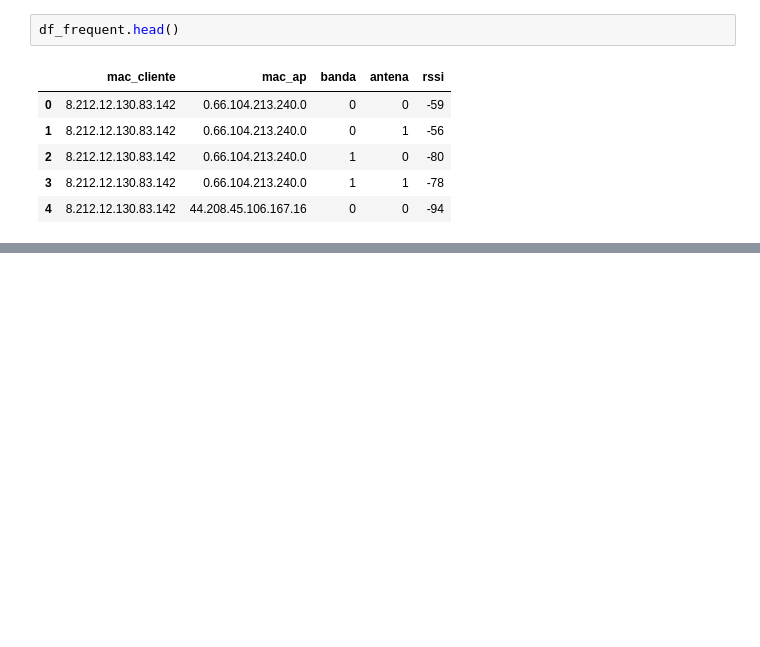
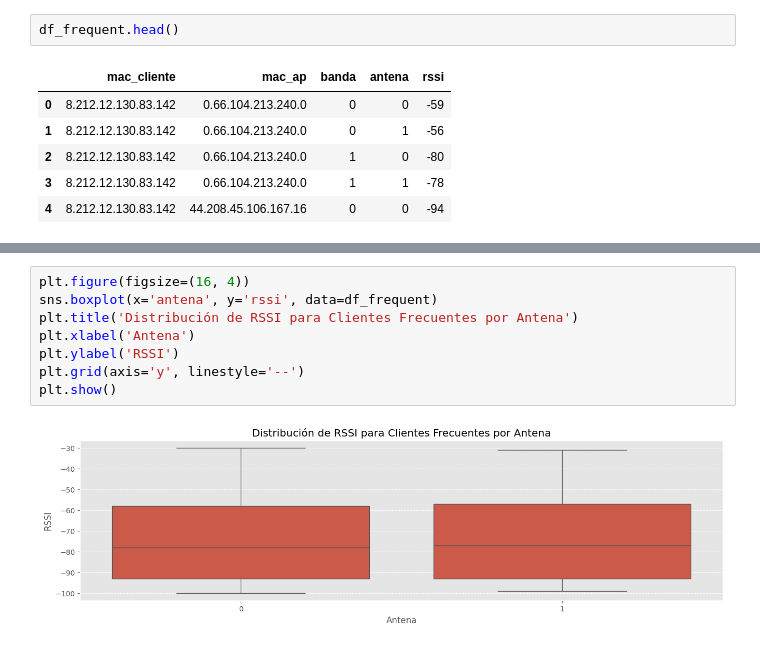
Before and after one commit to Nahuel1103/NetROML, a Jupyter notebook: analyze_clients.ipynb, the cells around one changed output, grey strips where cells are left out. Cells and saved outputs as stored; diff of their text form; blank space fills up the shorter version.

```diff
--- a/analyze_clients.ipynb
+++ b/analyze_clients.ipynb
@@ -97,0 +148,10 @@ df_frequent.head()
+# %%
+plt.figure(figsize=(16, 4))
+sns.boxplot(x='antena', y='rssi', data=df_frequent)
+plt.title('Distribución de RSSI para Clientes Frecuentes por Antena')
+plt.xlabel('Antena')
+plt.ylabel('RSSI')
+plt.grid(axis='y', linestyle='--')
+plt.show()
+# %% [output]
+[figure, added]
```
Also changed, not shown: parts of 7 cells of this notebook, 1 other file.
